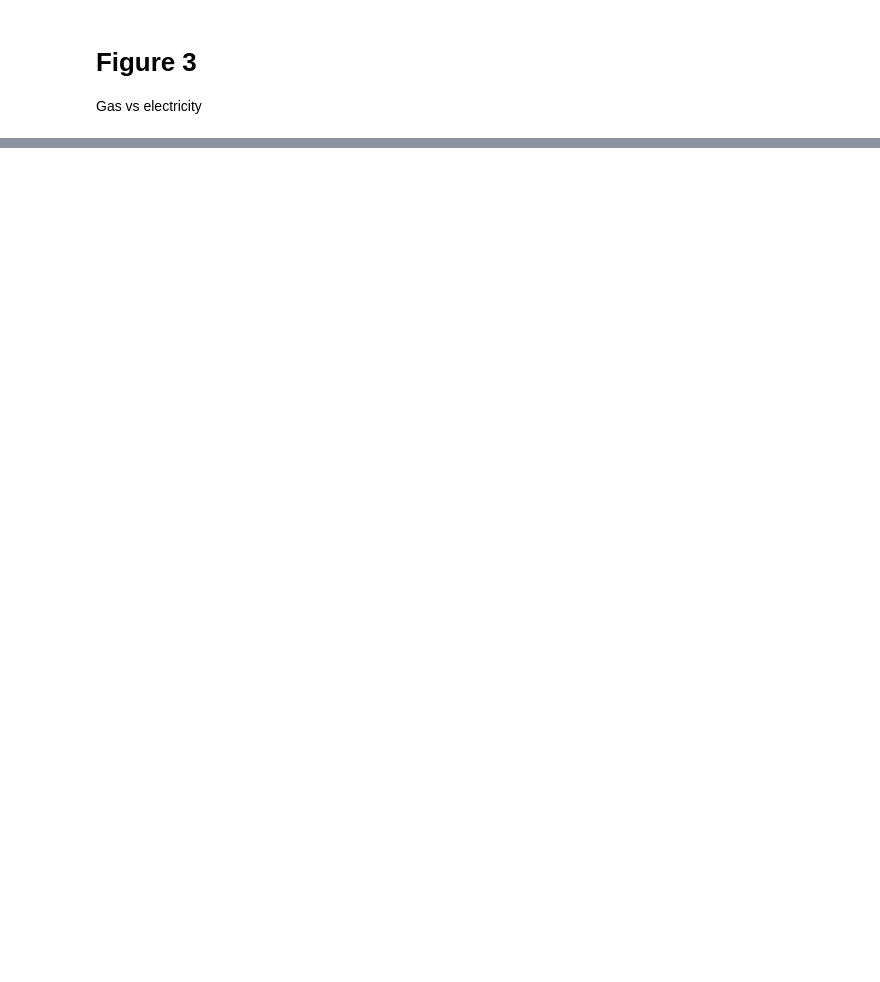
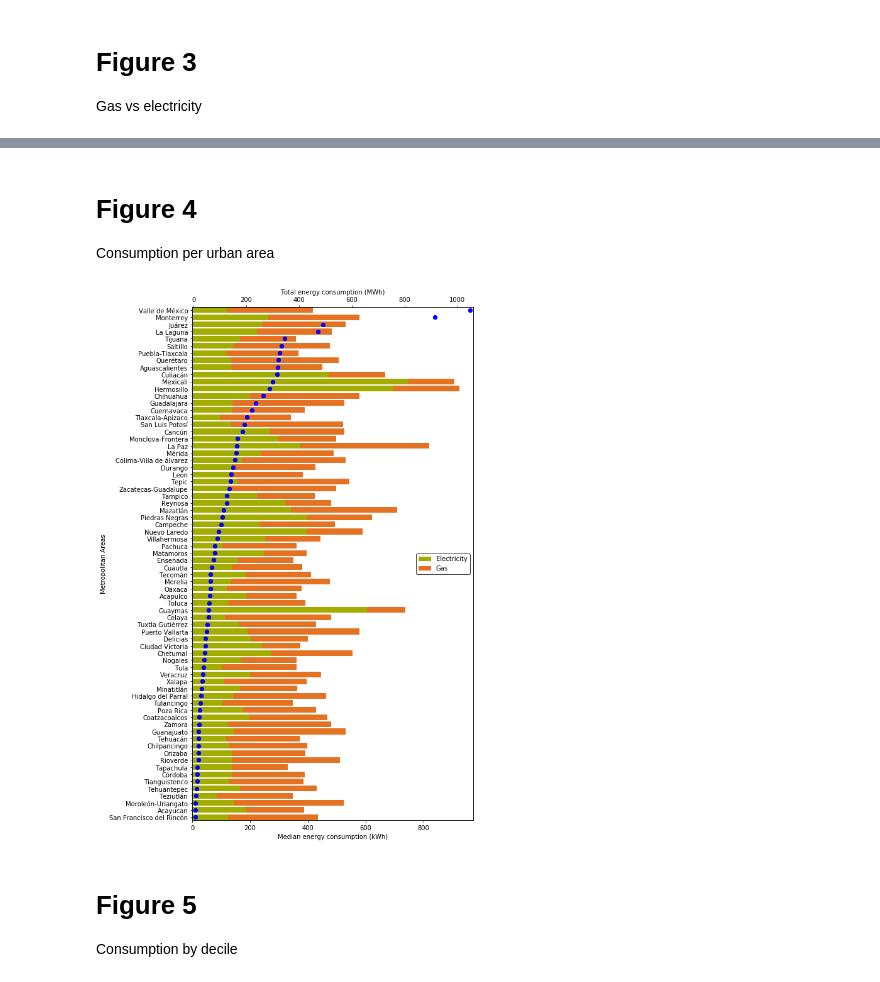
Before and after one commit to Sergio-Huezo/ResEleCon-MX, a Jupyter notebook: Final.ipynb, the cells around one changed output, grey strips where cells are left out. Saved outputs shown, nothing was run; the diff lists cells and outputs as text; code cells hidden in the pictures; blank space fills up the shorter version.

```diff
--- a/Final.ipynb
+++ b/Final.ipynb
@@ -159,0 +165,34 @@ plt.show()
+# %% [markdown]
+# Figure 4
+Consumption per urban area
+# %%
+metro_ener = ener.groupby(['CVE_ZM','NOM_ZM'], as_index=False).agg({'kwh':'median', 'gas':'median','Total':'sum'})
+
+metro_ener_sort = metro_ener.sort_values(by=['Total'])
+
+fig = plt.figure(figsize=(8,15))
+ax1 = fig.add_subplot(1, 1, 1)
+p1 = ax1.barh(metro_ener_sort.NOM_ZM, metro_ener_sort.kwh, color="#A2AD00")
+p2 = ax1.barh(metro_ener_sort.NOM_ZM, metro_ener_sort.gas, left=metro_ener_sort.kwh, color="#E37222")
+
+ax2 = ax1.twiny()
+
+#ax2.barh(metro_ener_sort.NOM_ZM, metro_ener_sort.Total, color='r')
+p3 = ax2.scatter(metro_ener_sort.Total.values/1000, y=metro_ener_sort.NOM_ZM, color='b', s=40)
+
+# we also need to switch the labels
+ax1.set_xlabel('Median energy consumption (kWh)')
+ax1.set_ylabel('Metropolitan Areas')
+ax2.set_xlabel('Total energy consumption (MWh)')
+
+plt.legend((p1[0], p2[0]), ('Electricity', 'Gas'), loc=7, frameon=True, edgecolor='black')
+plt.margins(y=0) #0.005
+ax2.margins(x=0.01) #0.005
+
+#plt.savefig('images/graphs/consumption_zm.eps', format='eps', bbox_inches='tight')
+plt.show()
+# %% [output]
+[figure, added]
+# %% [markdown]
+# Figure 5
+Consumption by decile
```
Also changed, not shown: parts of 22 cells of this notebook, 3 other files.
